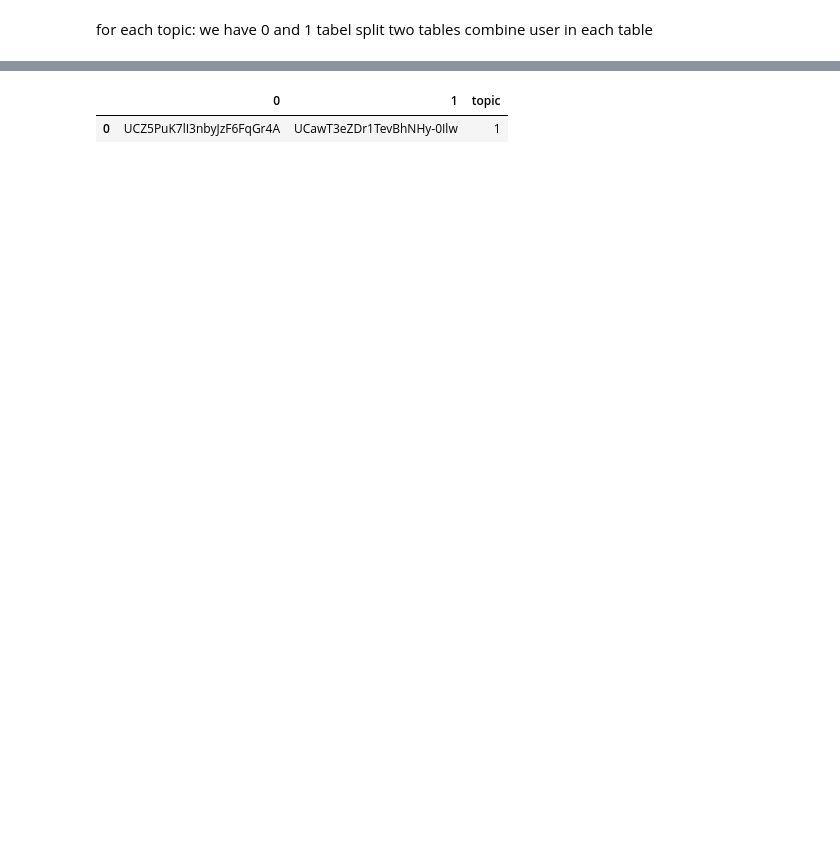
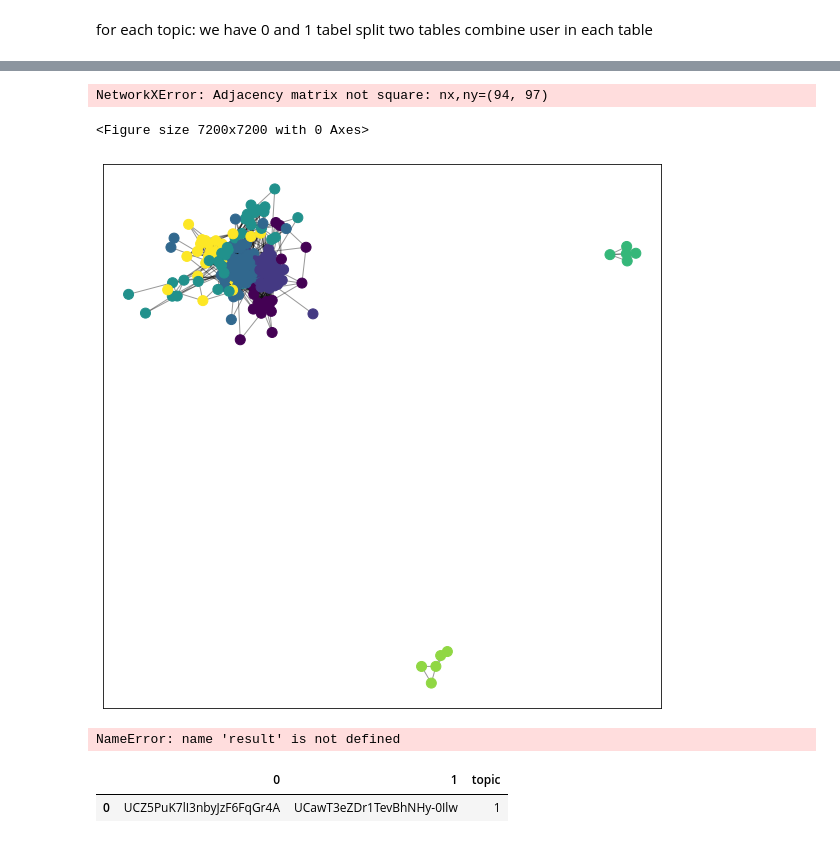
Before and after one commit to community-detection/Community-Detection, a Jupyter notebook: Stage 2-(NLP-Analysis)/user_analysis/User-Analysis.ipynb, the cells around one changed output, grey strips where cells are left out. Cells and saved outputs as stored; diff of their text form; code cells hidden in the pictures; blank space fills up the shorter version.

Commit message:
add graph

```diff
--- a/Stage 2-(NLP-Analysis)/user_analysis/User-Analysis.ipynb
+++ b/Stage 2-(NLP-Analysis)/user_analysis/User-Analysis.ipynb
@@ -94,7 +267,7 @@ result
 # %%
 for column in user_topic.columns[:-1]:
     temp_df = user_topic[['user_id', column]]
-    like = temp_df[temp_df[column]>0]
+    like = temp_df[temp_df[column]>=0.01]
     dislike = temp_df[temp_df[column]<0]
     result_like = pd.DataFrame(list(itertools.combinations(like['user_id'],2)))
     result_dislike = pd.DataFrame(list(itertools.combinations(dislike['user_id'],2)))
@@ -105,2 +284,4 @@ for column in user_topic.columns[:-1]:
 # %%
 result = result[[0,1,'topic']]
+# %%
+result = result.groupby([0,1]).agg({"topic": lambda x: x.nunique()}).reset_index()
@@ -106,0 +308,2 @@ result = result[[0,1,'topic']]
+# %%
+test = result.pivot(index=0, columns=1, values='topic').fillna(0)
@@ -106,0 +329,33 @@ result = result[[0,1,'topic']]
+# %%
+import networkx as nx
+import numpy as np
+import matplotlib.pyplot as plt
+plt.figure(figsize=(100,100))
+G = nx.from_numpy_matrix(test.values)
+f = nx.Graph()
+fedges = filter(lambda x: G.degree()[x[0]] > 0 and G.degree()[x[1]] > 0, G.edges())
+f.add_edges_from(fedges)
+nx.draw(f, with_labels=True)
+# %% [output]
+NetworkXError: Adjacency matrix not square: nx,ny=(94, 97)
+<Figure size 7200x7200 with 0 Axes>
+# %%
+import community as community_louvain
+import matplotlib.cm as cm
+import matplotlib.pyplot as plt
+import networkx as nx
+
+
+partition = community_louvain.best_partition(f)
+plt.figure(figsize=(10,10))
+
+# draw the graph
+pos = nx.spring_layout(f)
+# color the nodes according to their partition
+cmap = cm.get_cmap('viridis', max(partition.values()) + 1)
+nx.draw_networkx_nodes(G, pos, partition.keys(), node_size=100,
+                       cmap=cmap, node_color=list(partition.values()))
+nx.draw_networkx_edges(f, pos, alpha=0.4)
+plt.show()
+# %% [output]
+[figure, added]
@@ -107 +393,5 @@ result = result[[0,1,'topic']]
+# %%
+result[result[0]=='UCZ5PuK7lI3nbyJzF6FqGr4A'][1]
+# %% [output]
+NameError: name 'result' is not defined
 # %%
```
Also changed, not shown: parts of 43 cells of this notebook, 2 other files.
